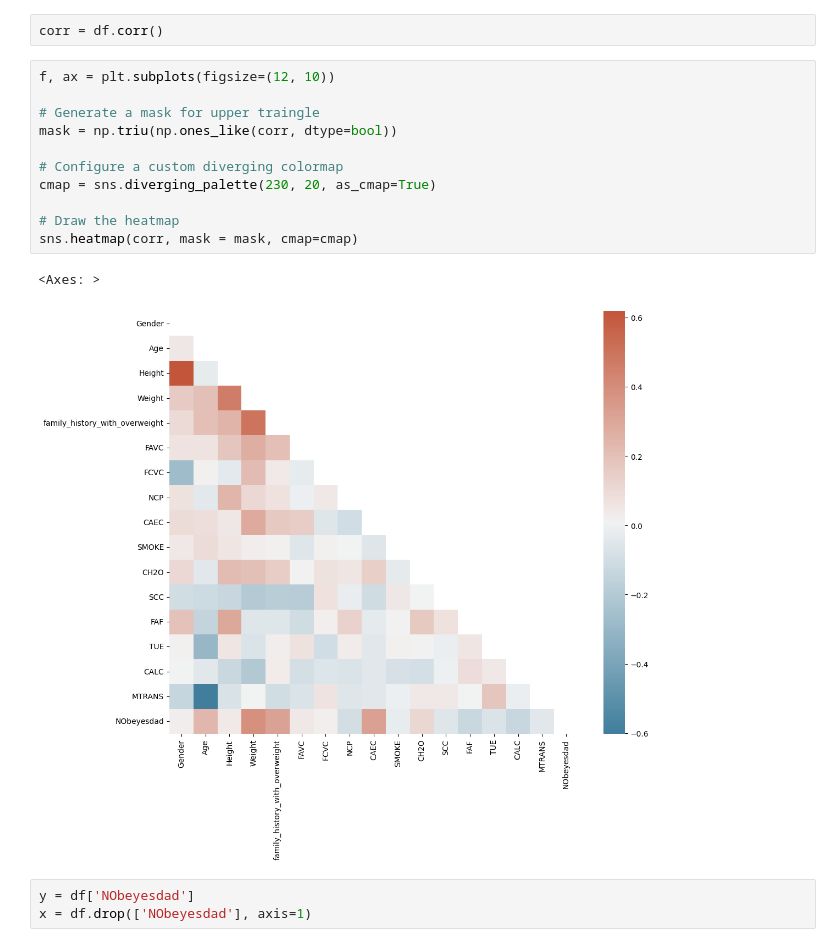
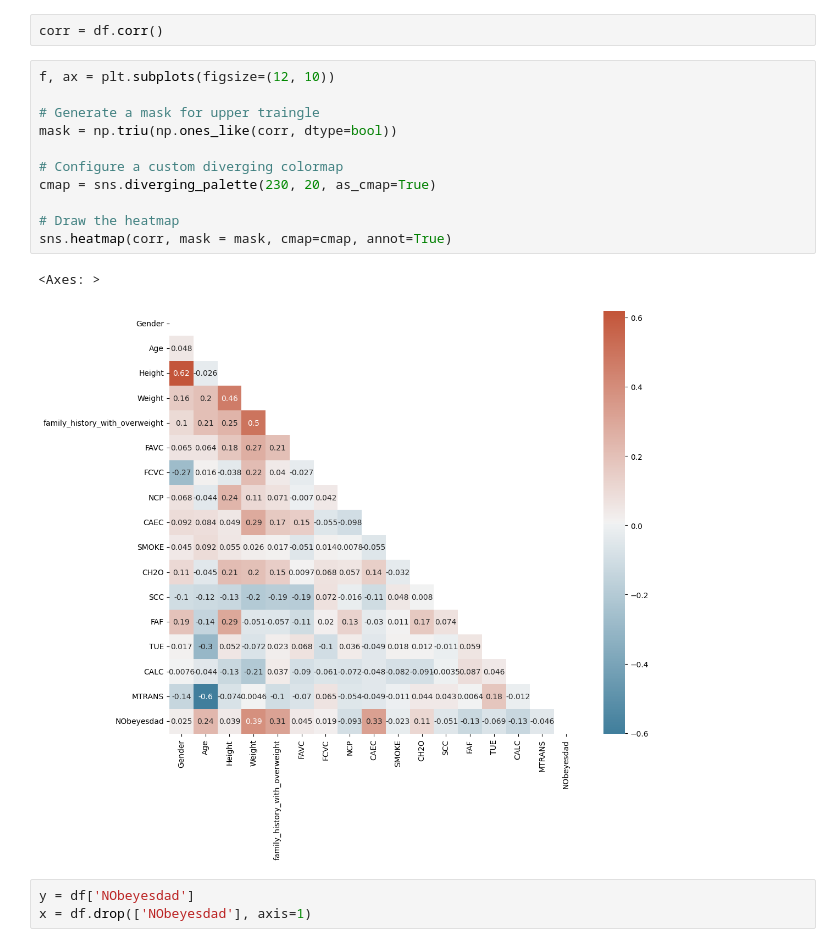
Before and after one commit to zxc741xb/Obesity_or_CVD_risk, a Jupyter notebook: Obesity_CVD_risk.ipynb, the cells around one changed output. Drawn from its saved outputs; the diff is of its cells as text.

```diff
--- a/Obesity_CVD_risk.ipynb
+++ b/Obesity_CVD_risk.ipynb
@@ -110,17 +110,17 @@ corr = df.corr()
 # %%
 f, ax = plt.subplots(figsize=(12, 10))
 
 # Generate a mask for upper traingle
 mask = np.triu(np.ones_like(corr, dtype=bool))
 
 # Configure a custom diverging colormap
 cmap = sns.diverging_palette(230, 20, as_cmap=True)
 
 # Draw the heatmap
-sns.heatmap(corr, mask = mask, cmap=cmap)
+sns.heatmap(corr, mask = mask, cmap=cmap, annot=True)
 # %% [output]
 <Axes: >
-[figure, old version]
+[figure, new version]
 # %%
 y = df['NObeyesdad']
 x = df.drop(['NObeyesdad'], axis=1)
```
